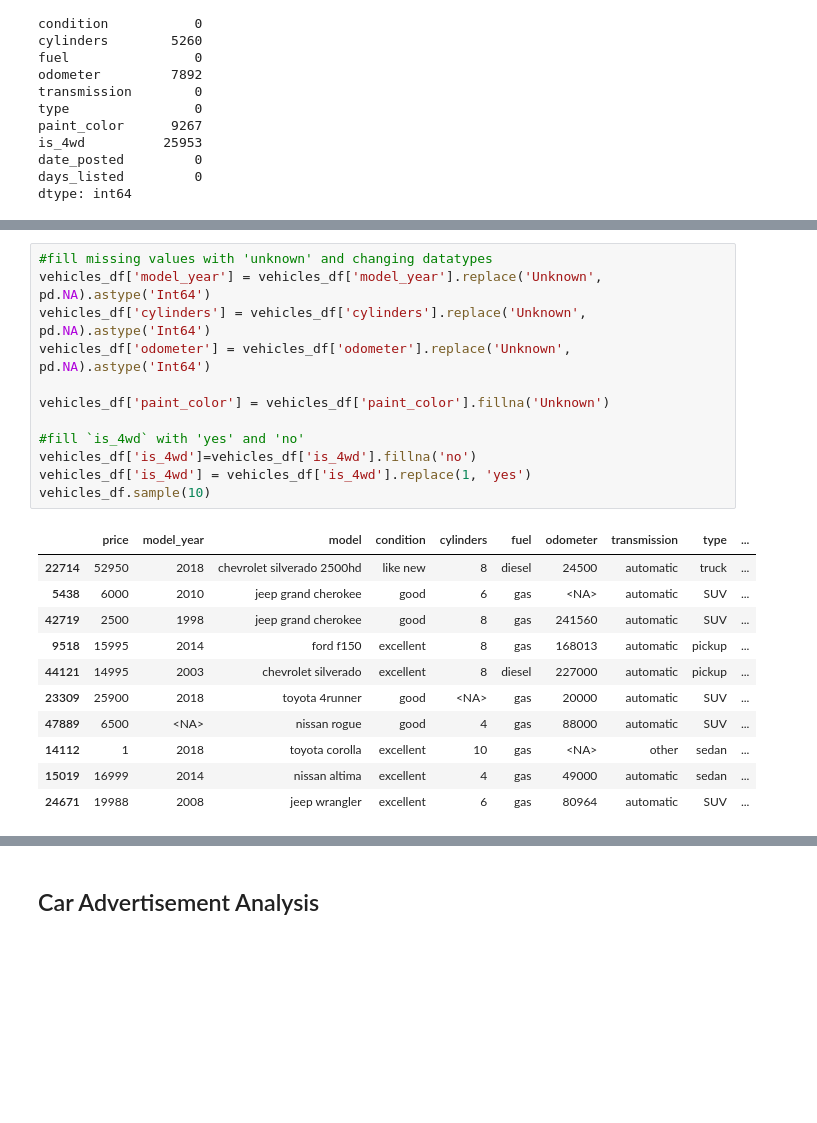
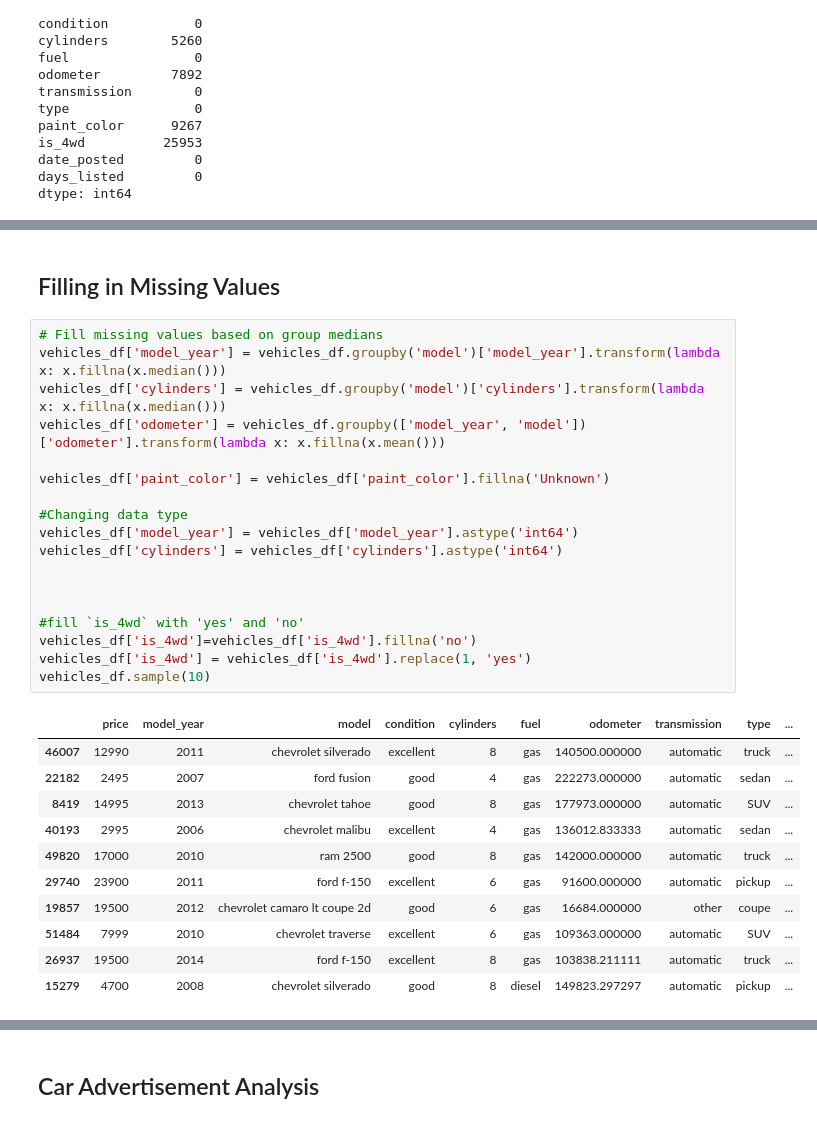
Before and after one commit to Bthomas400/car_ad_analysis, a Jupyter notebook: notebooks/EDA.ipynb, the cells around one changed output, grey strips where cells are left out. Drawn from its saved outputs; the diff is of its cells as text; blank space fills up the shorter version.

```diff
--- a/notebooks/EDA.ipynb
+++ b/notebooks/EDA.ipynb
@@ -83,24 +95,32 @@ dtype: int64
+# %% [markdown]
+## Filling in Missing Values
 # %%
-#fill missing values with 'unknown' and changing datatypes
-vehicles_df['model_year'] = vehicles_df['model_year'].replace('Unknown', pd.NA).astype('Int64')
-vehicles_df['cylinders'] = vehicles_df['cylinders'].replace('Unknown', pd.NA).astype('Int64')
-vehicles_df['odometer'] = vehicles_df['odometer'].replace('Unknown', pd.NA).astype('Int64')
+# Fill missing values based on group medians
+vehicles_df['model_year'] = vehicles_df.groupby('model')['model_year'].transform(lambda x: x.fillna(x.median()))
+vehicles_df['cylinders'] = vehicles_df.groupby('model')['cylinders'].transform(lambda x: x.fillna(x.median()))
+vehicles_df['odometer'] = vehicles_df.groupby(['model_year', 'model'])['odometer'].transform(lambda x: x.fillna(x.mean()))
 
 vehicles_df['paint_color'] = vehicles_df['paint_color'].fillna('Unknown')
+
+#Changing data type
+vehicles_df['model_year'] = vehicles_df['model_year'].astype('int64')
+vehicles_df['cylinders'] = vehicles_df['cylinders'].astype('int64')
+
+
 
 #fill `is_4wd` with 'yes' and 'no'
 vehicles_df['is_4wd']=vehicles_df['is_4wd'].fillna('no')
 vehicles_df['is_4wd'] = vehicles_df['is_4wd'].replace(1, 'yes')
 vehicles_df.sample(10)
 # %% [output]
 |  | price | model_year | model | condition | cylinders | fuel | odometer | transmission | type | ... |
-| 22714 | 52950 | 2018 | chevrolet silverado 2500hd | like new | 8 | diesel | 24500 | automatic | truck | ... |
-| 5438 | 6000 | 2010 | jeep grand cherokee | good | 6 | gas | <NA> | automatic | SUV | ... |
-| 42719 | 2500 | 1998 | jeep grand cherokee | good | 8 | gas | 241560 | automatic | SUV | ... |
-| 9518 | 15995 | 2014 | ford f150 | excellent | 8 | gas | 168013 | automatic | pickup | ... |
-| 44121 | 14995 | 2003 | chevrolet silverado | excellent | 8 | diesel | 227000 | automatic | pickup | ... |
-| 23309 | 25900 | 2018 | toyota 4runner | good | <NA> | gas | 20000 | automatic | SUV | ... |
-| 47889 | 6500 | <NA> | nissan rogue | good | 4 | gas | 88000 | automatic | SUV | ... |
-| 14112 | 1 | 2018 | toyota corolla | excellent | 10 | gas | <NA> | other | sedan | ... |
-| 15019 | 16999 | 2014 | nissan altima | excellent | 4 | gas | 49000 | automatic | sedan | ... |
-| 24671 | 19988 | 2008 | jeep wrangler | excellent | 6 | gas | 80964 | automatic | SUV | ... |
+| 46007 | 12990 | 2011 | chevrolet silverado | excellent | 8 | gas | 140500.000000 | automatic | truck | ... |
+| 22182 | 2495 | 2007 | ford fusion | good | 4 | gas | 222273.000000 | automatic | sedan | ... |
+| 8419 | 14995 | 2013 | chevrolet tahoe | good | 8 | gas | 177973.000000 | automatic | SUV | ... |
+| 40193 | 2995 | 2006 | chevrolet malibu | excellent | 4 | gas | 136012.833333 | automatic | sedan | ... |
+| 49820 | 17000 | 2010 | ram 2500 | good | 8 | gas | 142000.000000 | automatic | truck | ... |
+| 29740 | 23900 | 2011 | ford f-150 | excellent | 6 | gas | 91600.000000 | automatic | pickup | ... |
+| 19857 | 19500 | 2012 | chevrolet camaro lt coupe 2d | good | 6 | gas | 16684.000000 | other | coupe | ... |
+| 51484 | 7999 | 2010 | chevrolet traverse | excellent | 6 | gas | 109363.000000 | automatic | SUV | ... |
+| 26937 | 19500 | 2014 | ford f-150 | excellent | 8 | gas | 103838.211111 | automatic | truck | ... |
+| 15279 | 4700 | 2008 | chevrolet silverado | good | 8 | diesel | 149823.297297 | automatic | pickup | ... |
```
Also changed, not shown: parts of 13 cells of this notebook, 1 other file.
